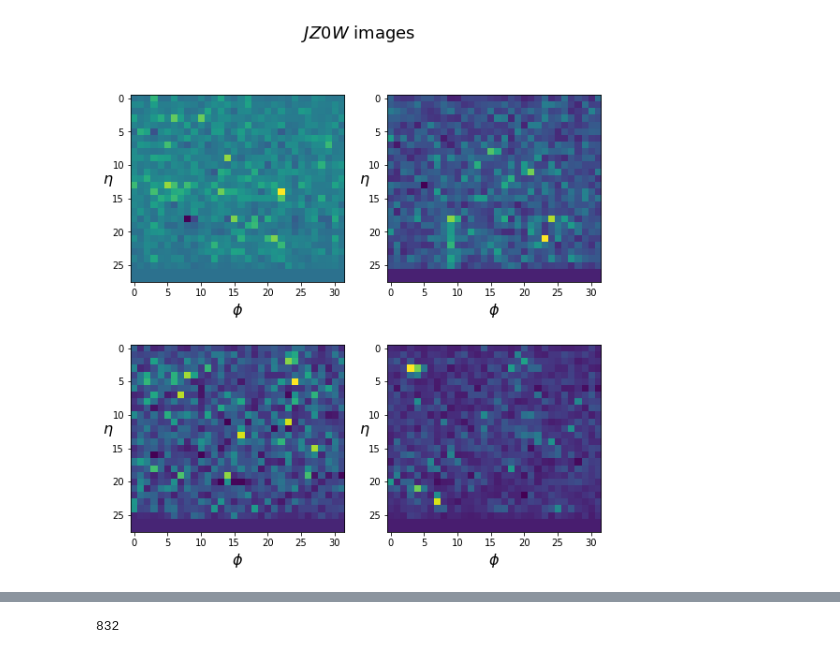
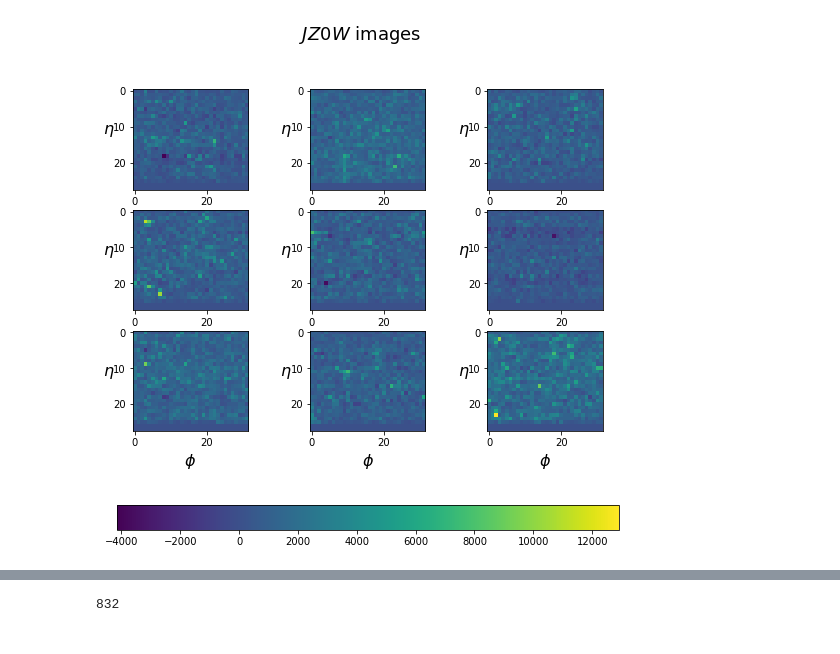
Before and after one commit to bwwarren/SignalBackgroundTraining, a Jupyter notebook: JZ0W_vs_ZvvHbb.ipynb, the cells around one changed output, grey strips where cells are left out. Drawn from its saved outputs; the diff is of its cells as text; code cells hidden in the pictures.

```diff
--- a/JZ0W_vs_ZvvHbb.ipynb
+++ b/JZ0W_vs_ZvvHbb.ipynb
@@ -22,0 +31,9 @@ gTowerEt_signal, offlineRho_signal = get_data("user.gstark.signal.OUTPUT_v00.hdf
+# %%
+gTowerEt_background1 = get_data("JZ0W_hdf5/user._010556.JZ0W.hdf5")
+gTowerEt_background2 = get_data("JZ0W_hdf5/user._010590.JZ0W.hdf5")
+gTowerEt_background3 = get_data("JZ0W_hdf5/user._010592.JZ0W.hdf5")
+gTowerEt_background4 = get_data("JZ0W_hdf5/user._010594.JZ0W.hdf5")
+gTowerEt_background = np.concatenate([gTowerEt_background1
+                                 ,gTowerEt_background2
+                                 ,gTowerEt_background3
+                                 ,gTowerEt_background4])
@@ -23,23 +56,81 @@ gTowerEt_signal, offlineRho_signal = get_data("user.gstark.signal.OUTPUT_v00.hdf
 # %%
-import matplotlib.pyplot as plt
-
-f, axarr = plt.subplots(nrows=2, ncols=2, figsize=(9, 9))
+f, axarr = plt.subplots(nrows=3, ncols=3, figsize=(9, 9))
 f.suptitle("$JZ0W$ images", fontsize = 18)
 print gTowerEt_background.shape
+
 axarr[0,0].set_ylabel("$\eta$ ", fontsize=16).set_rotation(0)
 axarr[0,1].set_ylabel("$\eta$ ", fontsize=16).set_rotation(0)
+axarr[0,2].set_ylabel("$\eta$ ", fontsize=16).set_rotation(0)
+
 axarr[1,0].set_ylabel("$\eta$ ", fontsize=16).set_rotation(0)
 axarr[1,1].set_ylabel("$\eta$ ", fontsize=16).set_rotation(0)
+axarr[1,2].set_ylabel("$\eta$ ", fontsize=16).set_rotation(0)
+
+axarr[2,0].set_ylabel("$\eta$ ", fontsize=16).set_rotation(0)
+axarr[2,1].set_ylabel("$\eta$ ", fontsize=16).set_rotation(0)
+axarr[2,2].set_ylabel("$\eta$ ", fontsize=16).set_rotation(0)
+
 
 axarr[0,0].set_xlabel("$\phi$", fontsize=16)
 axarr[0,1].set_xlabel("$\phi$", fontsize=16)
+axarr[0,2].set_xlabel("$\phi$", fontsize=16)
+
 axarr[1,0].set_xlabel("$\phi$", fontsize=16)
 axarr[1,1].set_xlabel("$\phi$", fontsize=16)
+axarr[1,2].set_xlabel("$\phi$", fontsize=16)
 
-axarr[0,0].imshow(gTowerEt_background[0])
-axarr[0,1].imshow(gTowerEt_background[1])
-axarr[1,0].imshow(gTowerEt_background[2])
-axarr[1,1].imshow(gTowerEt_background[3])
+axarr[2,0].set_xlabel("$\phi$", fontsize=16)
+axarr[2,1].set_xlabel("$\phi$", fontsize=16)
+axarr[2,2].set_xlabel("$\phi$", fontsize=16)
+
+
+vmin = min(gTowerEt_background[0].min(),
+           gTowerEt_background[1].min(),
+           gTowerEt_background[2].min(),
+           gTowerEt_background[3].min(),
+           gTowerEt_background[4].min(),
+           gTowerEt_background[5].min(),
+           gTowerEt_background[6].min(),
+           gTowerEt_background[7].min(),
+           gTowerEt_background[8].min(),
+           )
+
+vmax = max(gTowerEt_background[0].max(),
+           gTowerEt_background[1].max(),
+           gTowerEt_background[2].max(),
+           gTowerEt_background[3].max(),
+           gTowerEt_background[4].max(),
+           gTowerEt_background[5].max(),
+           gTowerEt_background[6].max(),
+           gTowerEt_background[7].max(),
+           gTowerEt_background[8].max()
+          )
+
+g0 = axarr[0,0].imshow(gTowerEt_background[0])
+g1 = axarr[0,1].imshow(gTowerEt_background[1])
+g2 = axarr[0,2].imshow(gTowerEt_background[2])
+
+g3 = axarr[1,0].imshow(gTowerEt_background[3])
+g4 = axarr[1,1].imshow(gTowerEt_background[4])
+g5 = axarr[1,2].imshow(gTowerEt_background[5])
+
+g6 = axarr[2,0].imshow(gTowerEt_background[6])
+g7 = axarr[2,1].imshow(gTowerEt_background[7])
+g8 = axarr[2,2].imshow(gTowerEt_background[8])
+
+norm = colors.Normalize(vmin=vmin, vmax=vmax)
+
+g0.set_norm(norm)
+g1.set_norm(norm)
+g2.set_norm(norm)
+g3.set_norm(norm)
+g4.set_norm(norm)
+g5.set_norm(norm)
+g6.set_norm(norm)
+g7.set_norm(norm)
+g8.set_norm(norm)
+
+f.colorbar(g0, ax = axarr, orientation='horizontal')
 
 plt.show()
 # %% [output]
@@ -47,2 +138,2 @@ plt.show()
-[figure, old version]
+[figure, new version]
 # %%
```
Also changed, not shown: parts of 31 cells of this notebook.
